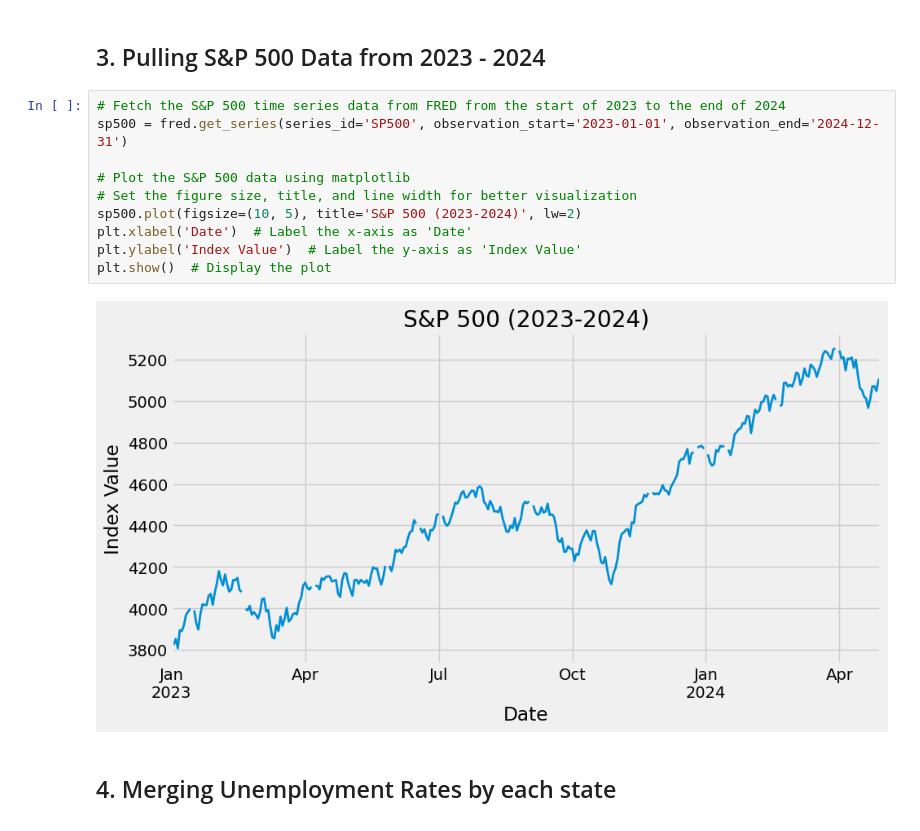
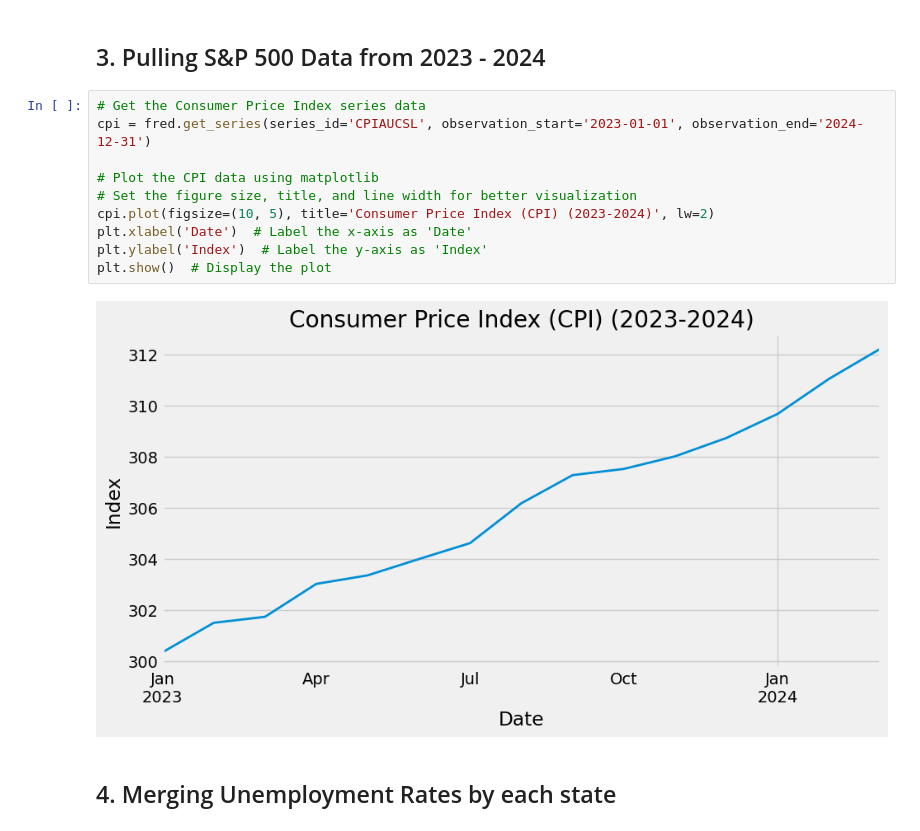
Before and after one commit to Egarcia99/2024_Economic_analysis, a Jupyter notebook: Economic-Data-Analysis/Economic-Analysis.ipynb, the cells around one changed output. Saved outputs shown, nothing was run; the diff lists cells and outputs as text.

Commit message:
created a CPI plot and switched the S&P Data

```diff
--- a/Economic-Data-Analysis/Economic-Analysis.ipynb
+++ b/Economic-Data-Analysis/Economic-Analysis.ipynb
@@ -45,17 +46,17 @@ sp_search.head()
 # %% [markdown]
 ## 3. Pulling S&P 500 Data from 2023 - 2024
 # %%
-# Fetch the S&P 500 time series data from FRED from the start of 2023 to the end of 2024
-sp500 = fred.get_series(series_id='SP500', observation_start='2023-01-01', observation_end='2024-12-31')
+# Get the Consumer Price Index series data
+cpi = fred.get_series(series_id='CPIAUCSL', observation_start='2023-01-01', observation_end='2024-12-31')
 
-# Plot the S&P 500 data using matplotlib
+# Plot the CPI data using matplotlib
 # Set the figure size, title, and line width for better visualization
-sp500.plot(figsize=(10, 5), title='S&P 500 (2023-2024)', lw=2)
+cpi.plot(figsize=(10, 5), title='Consumer Price Index (CPI) (2023-2024)', lw=2)
 plt.xlabel('Date')  # Label the x-axis as 'Date'
-plt.ylabel('Index Value')  # Label the y-axis as 'Index Value'
+plt.ylabel('Index')  # Label the y-axis as 'Index'
 plt.show()  # Display the plot
 # %% [output]
-[figure, old version]
+[figure, new version]
 # %% [markdown]
 ## 4. Merging Unemployment Rates by each state
 # %%
```
Also changed, not shown: parts of 4 cells of this notebook, 1 other file.
